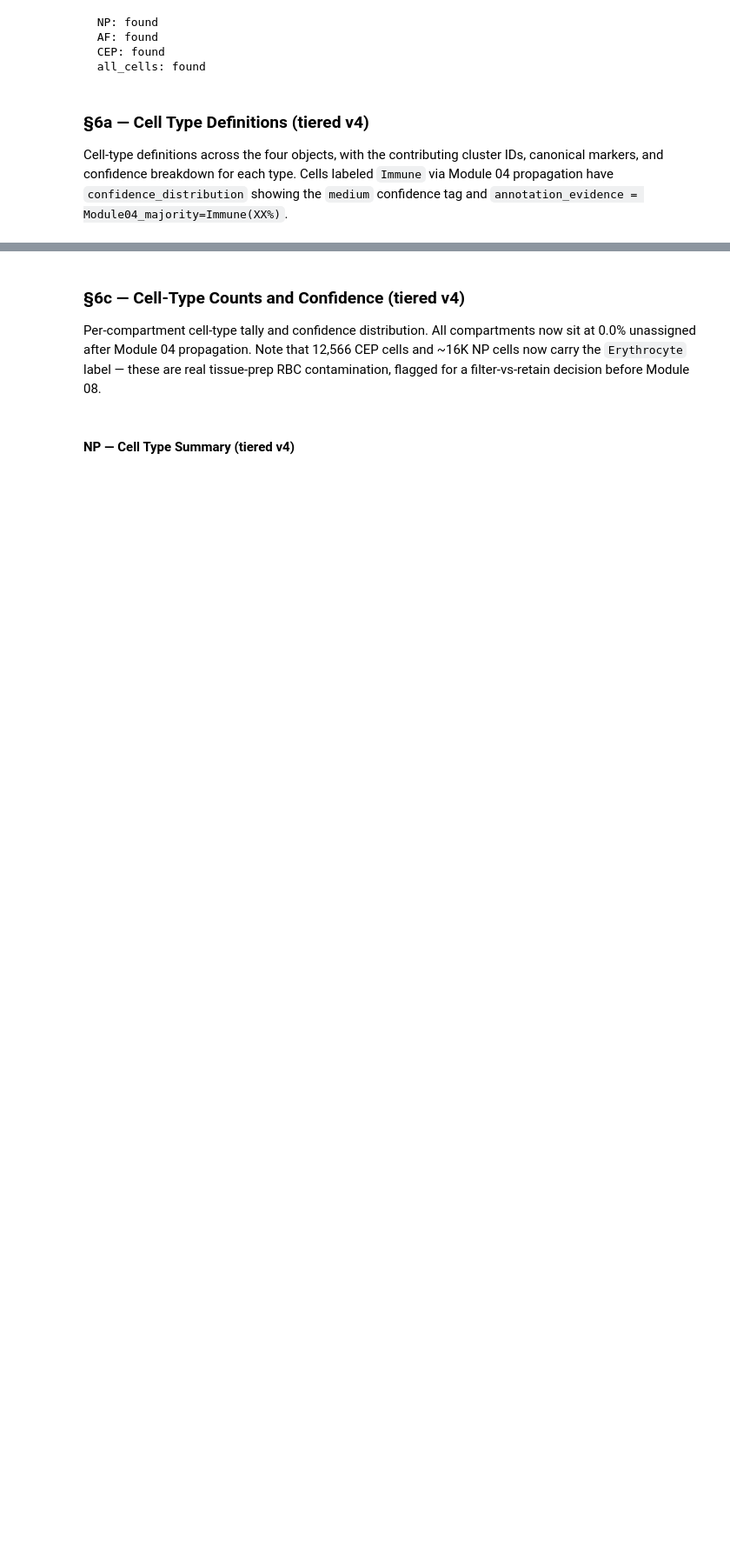
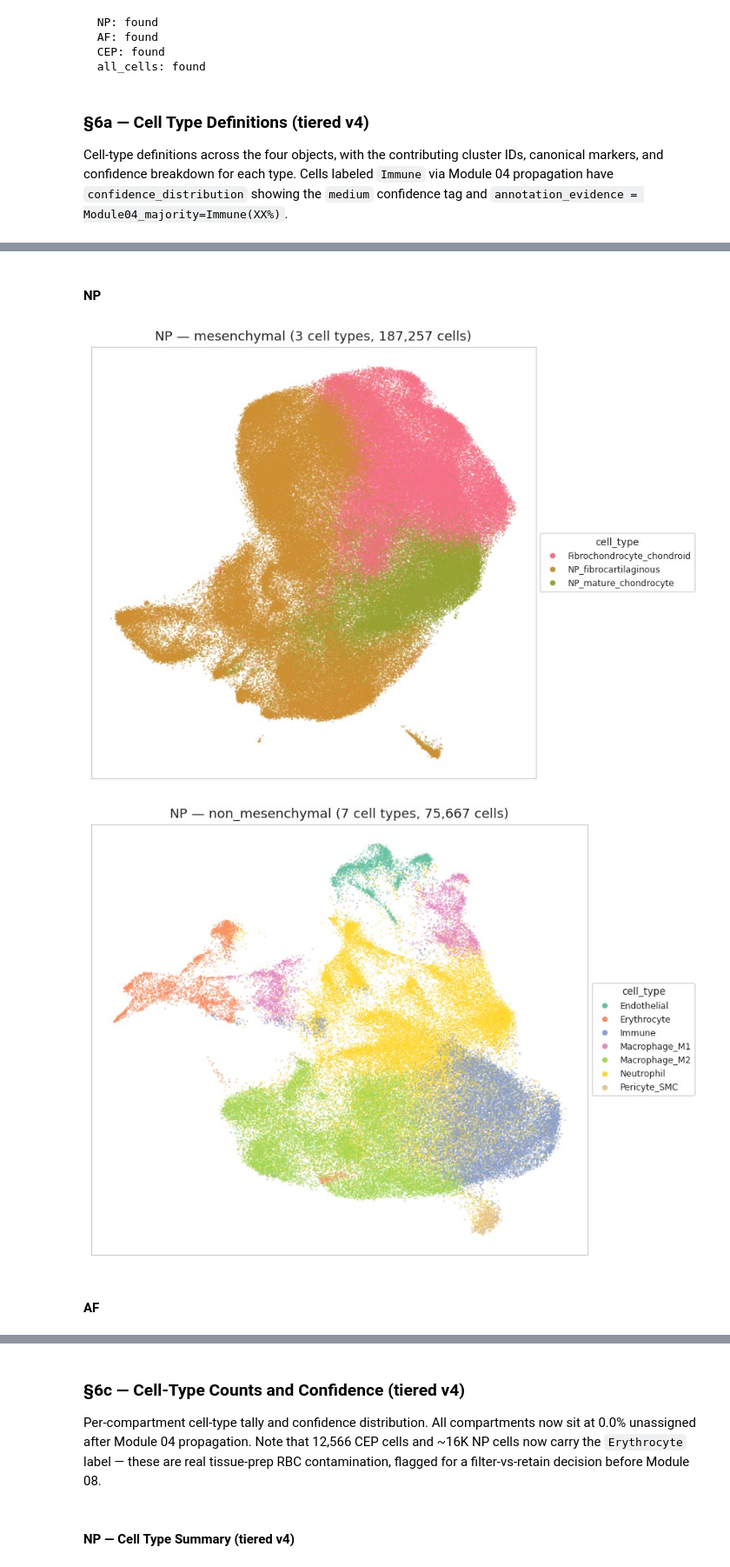
Before and after one commit to SuLab/lotz-ivd, a Jupyter notebook: notebooks/07_annotation.ipynb, the cells around one changed output, grey strips where cells are left out. Shown at 87% size. Drawn from its saved outputs; the diff is of its cells as text; code cells hidden in the pictures; blank space fills up the shorter version.

```diff
--- a/notebooks/07_annotation.ipynb
+++ b/notebooks/07_annotation.ipynb
@@ -463,0 +450,56 @@ for comp in ['NP', 'AF', 'CEP', 'all_cells']:
+# %%
+def _plot_tier_celltype_umap(comp_name, comp_path, tier, palette_name='husl'):
+    adata = sc.read_h5ad(comp_path, backed='r')
+    obs = adata.obs.to_memory() if hasattr(adata.obs, 'to_memory') else adata.obs.copy()
+    if 'tier' not in obs.columns or 'cell_type' not in obs.columns:
+        adata.file.close()
+        return False
+    mask = (obs['tier'].astype(str) == tier)
+    if mask.sum() < 5:
+        adata.file.close()
+        return False
+    umap = adata.obsm['X_umap'][:][mask.values]
+    labels = obs.loc[mask, 'cell_type'].astype(str).values
+    adata.file.close()
+
+    finite = np.isfinite(umap).all(axis=1)
+    umap = umap[finite]; labels = labels[finite]
+    if len(umap) < 5:
+        return False
+
+    uniq = sorted(set(labels))
+    palette = dict(zip(uniq, sns.color_palette(palette_name, max(len(uniq), 8))))
+    idx = np.random.RandomState(42).permutation(len(umap))
+    colors = [palette[labels[i]] for i in idx]
+
+    fig, ax = plt.subplots(figsize=(8, 6))
+    ax.scatter(umap[idx, 0], umap[idx, 1], c=colors, s=0.3, alpha=0.5, rasterized=True)
+    ax.set_xticks([]); ax.set_yticks([])
+    ax.set_title(f'{comp_name} — {tier} ({len(uniq)} cell types, {len(umap):,} cells)',
+                 fontsize=12)
+    handles = [Line2D([0], [0], marker='o', color='w', markerfacecolor=palette[c],
+                       markersize=6, label=c) for c in uniq]
+    ax.legend(handles=handles, title='cell_type', fontsize=8, title_fontsize=9,
+              loc='center left', bbox_to_anchor=(1.0, 0.5),
+              ncol=2 if len(uniq) > 12 else 1)
+    fig.tight_layout()
+    buf = io.BytesIO()
+    fig.savefig(buf, format='png', dpi=110, bbox_inches='tight')
+    plt.close(fig)
+    buf.seek(0)
+    jpeg_bytes = _encode_jpeg(PILImage.open(buf))
+    display(Image(data=jpeg_bytes, format='jpeg'))
+    return True
+
+for comp_name, comp_path in TV4_COMPARTMENTS.items():
+    display(Markdown(f'#### {comp_name}'))
+    _plot_tier_celltype_umap(comp_name, comp_path, 'mesenchymal')
+    plotted_nm = _plot_tier_celltype_umap(comp_name, comp_path, 'non_mesenchymal',
+                                           palette_name='Set2')
+    if not plotted_nm:
+        print(f'  {comp_name}: no non_mesenchymal tier (or too few cells)')
+# %% [output]
+#### NP
+[figure, added]
+[figure, added]
+#### AF
```
Also changed, not shown: parts of 4 cells of this notebook.
